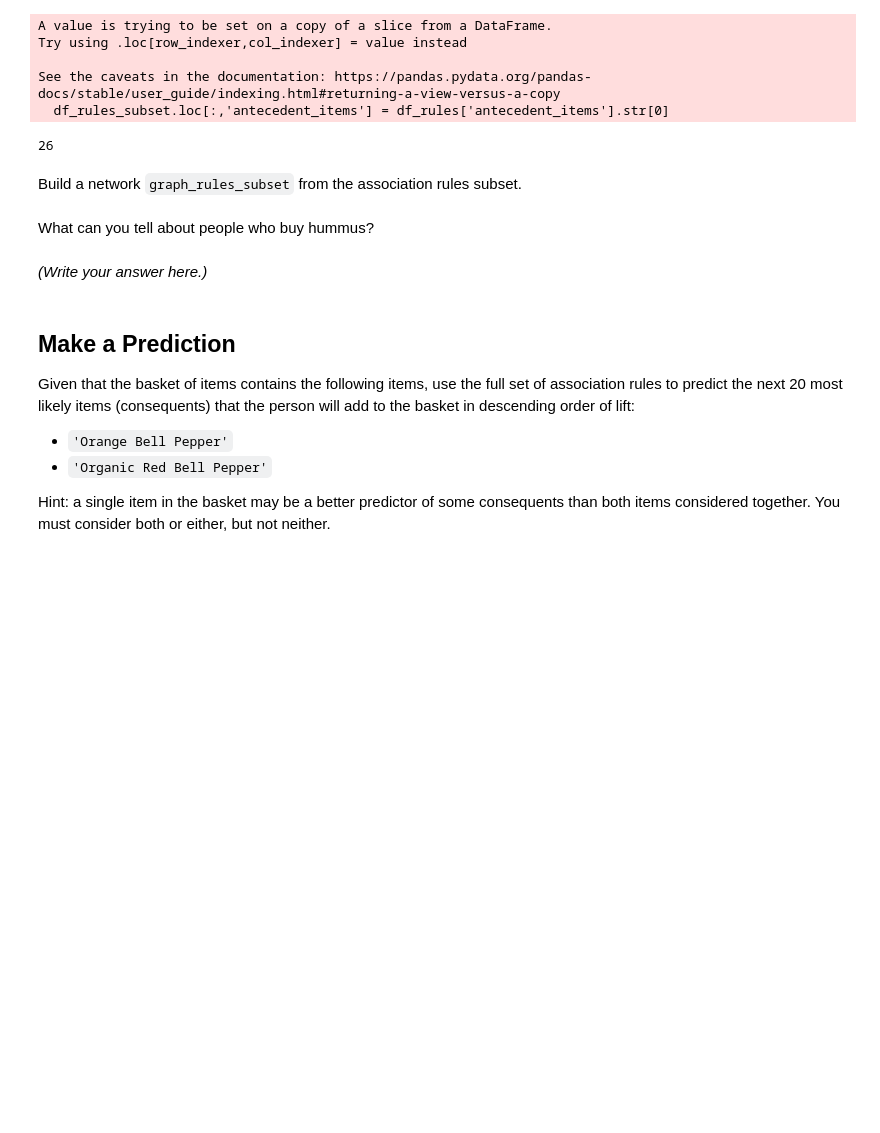
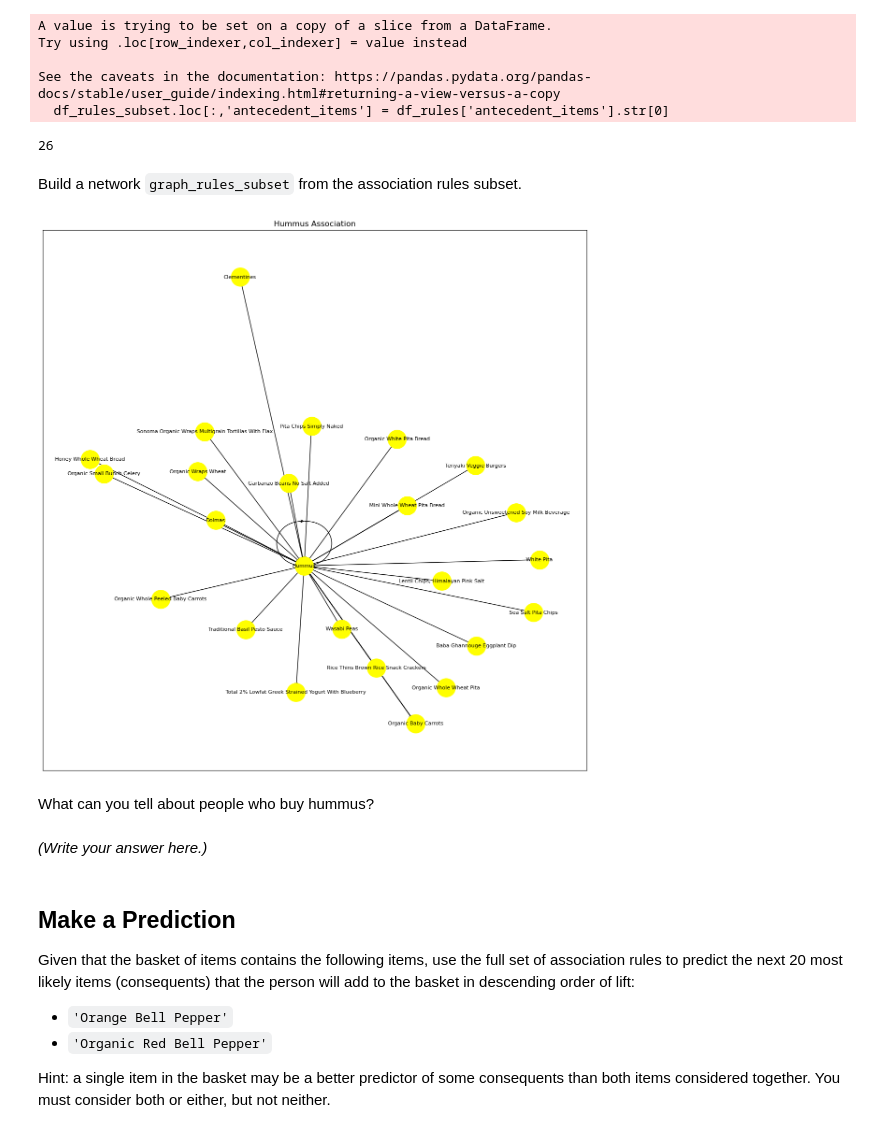
Before and after one commit to jlau0228/my-fork-2024-DS-Tue, a Jupyter notebook: Week-05-Unsupervised-Learning/Exercise-JL.ipynb, the cells around one changed output. Drawn from its saved outputs; the diff is of its cells as text; code cells hidden in the pictures; blank space fills up the shorter version.

```diff
--- a/Week-05-Unsupervised-Learning/Exercise-JL.ipynb
+++ b/Week-05-Unsupervised-Learning/Exercise-JL.ipynb
@@ -145,13 +145,27 @@ Build a network `graph_rules_subset` from the association rules subset.
 # %%
 # Define graph_rules_subset, add the graph’s edges, and plot it. You may need a large figure size, smaller node size, and smaller font size.
 
 graph_rules_subset = nx.MultiDiGraph()
-graph_rules_subset.add_edges_from(
-    # Something goes here.
+edges = [(row['antecedent_items'], row['consequent_item']) for _, row in df_rules_subset.iterrows()]
 
-)
+graph_rules_subset.add_edges_from(edges)
+
 
 # Then render the graph
+
+plt.figure(figsize=(15,15))
+pos = nx.spring_layout(graph_rules_subset, k=0.5, iterations=50)
+
+nx.draw_networkx_nodes(graph_rules_subset, pos, node_size = 800, node_color='yellow')
+edges = nx.draw_networkx_edges(graph_rules_subset, pos, arrowstyle='->', arrowsize = 10, edge_color='black', width=1)
+
+nx.draw_networkx_labels(graph_rules_subset,pos,font_size = 8)
+
+plt.title('Hummus Association', fontsize = 12)
+
+plt.show()
+# %% [output]
+[figure, added]
 # %% [markdown]
 What can you tell about people who buy hummus?
 # %% [markdown]
```
